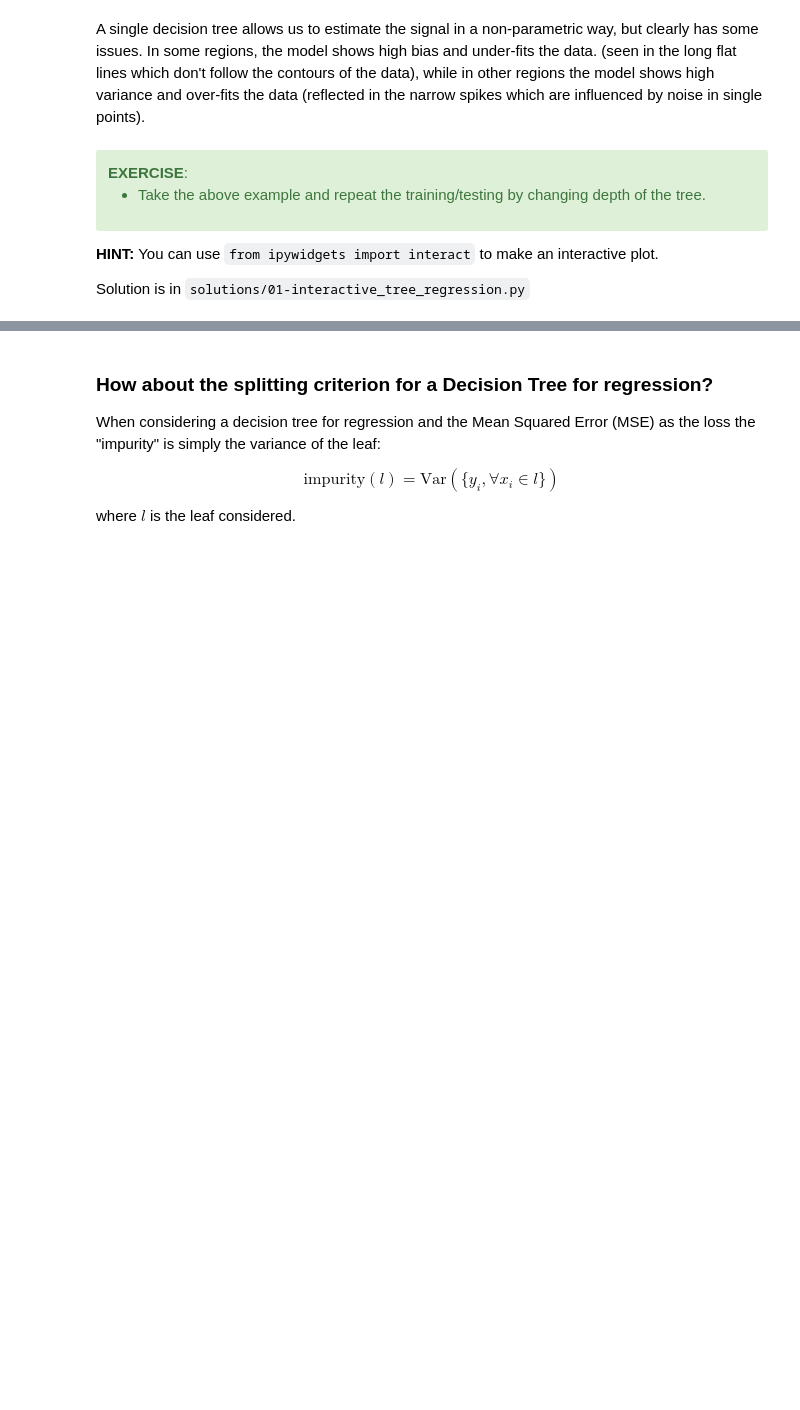
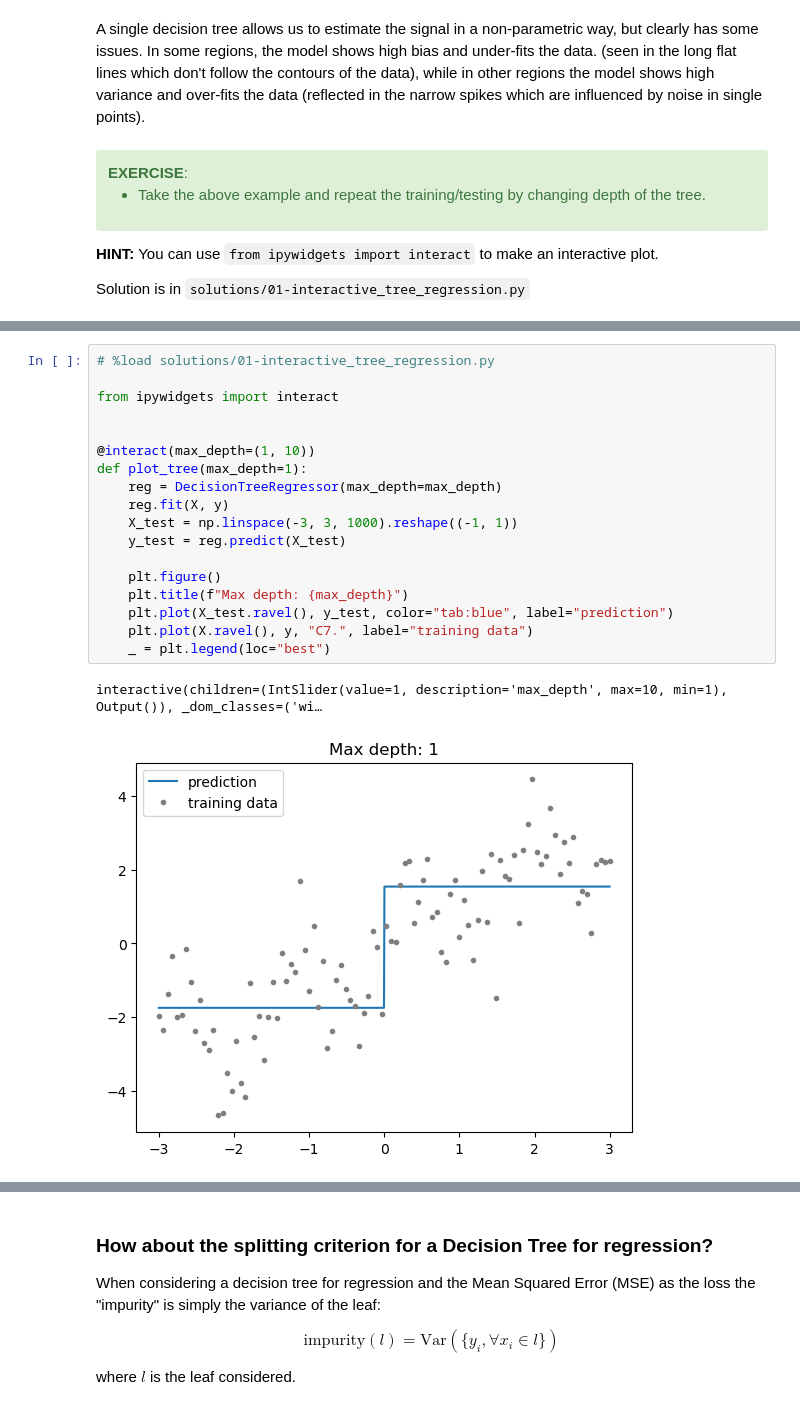
Before and after one commit to x-datascience-datacamp/datacamp-master, a Jupyter notebook: 09_trees_gradient_boosting/01-grow_a_tree.ipynb, the cells around one changed output, grey strips where cells are left out. Cells and saved outputs as stored; diff of their text form; blank space fills up the shorter version.

```diff
--- a/09_trees_gradient_boosting/01-grow_a_tree.ipynb
+++ b/09_trees_gradient_boosting/01-grow_a_tree.ipynb
@@ -394,3 +415,24 @@ plt.plot(X.ravel(), y, 'C7.', label="training data")
 _ = plt.legend(loc="best")
 # %% [output]
 [figure]
+# %%
+# %load solutions/01-interactive_tree_regression.py
+
+from ipywidgets import interact
+
+
+@interact(max_depth=(1, 10))
+def plot_tree(max_depth=1):
+    reg = DecisionTreeRegressor(max_depth=max_depth)
+    reg.fit(X, y)
+    X_test = np.linspace(-3, 3, 1000).reshape((-1, 1))
+    y_test = reg.predict(X_test)
+
+    plt.figure()
+    plt.title(f"Max depth: {max_depth}")
+    plt.plot(X_test.ravel(), y_test, color="tab:blue", label="prediction")
+    plt.plot(X.ravel(), y, "C7.", label="training data")
+    _ = plt.legend(loc="best")
+# %% [output]
+interactive(children=(IntSlider(value=1, description='max_depth', max=10, min=1), Output()), _dom_classes=('wi…
+[figure, added]
```
Also changed, not shown: parts of 31 cells of this notebook, 6 other files.
